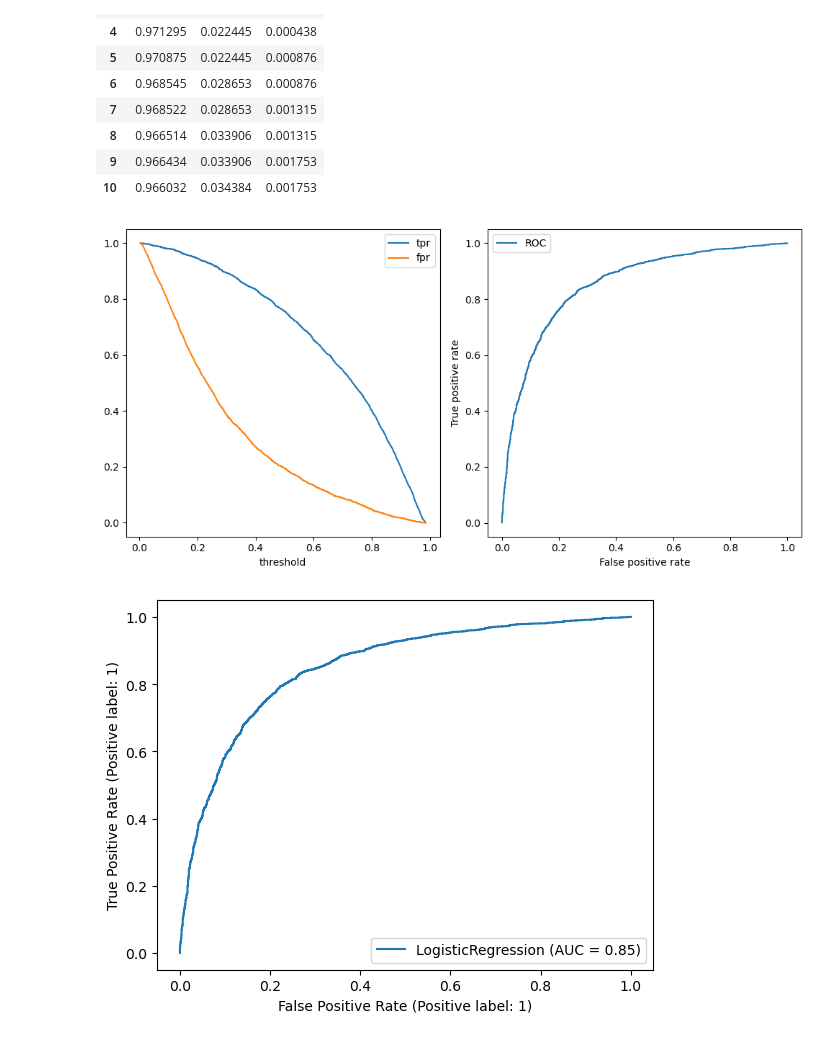
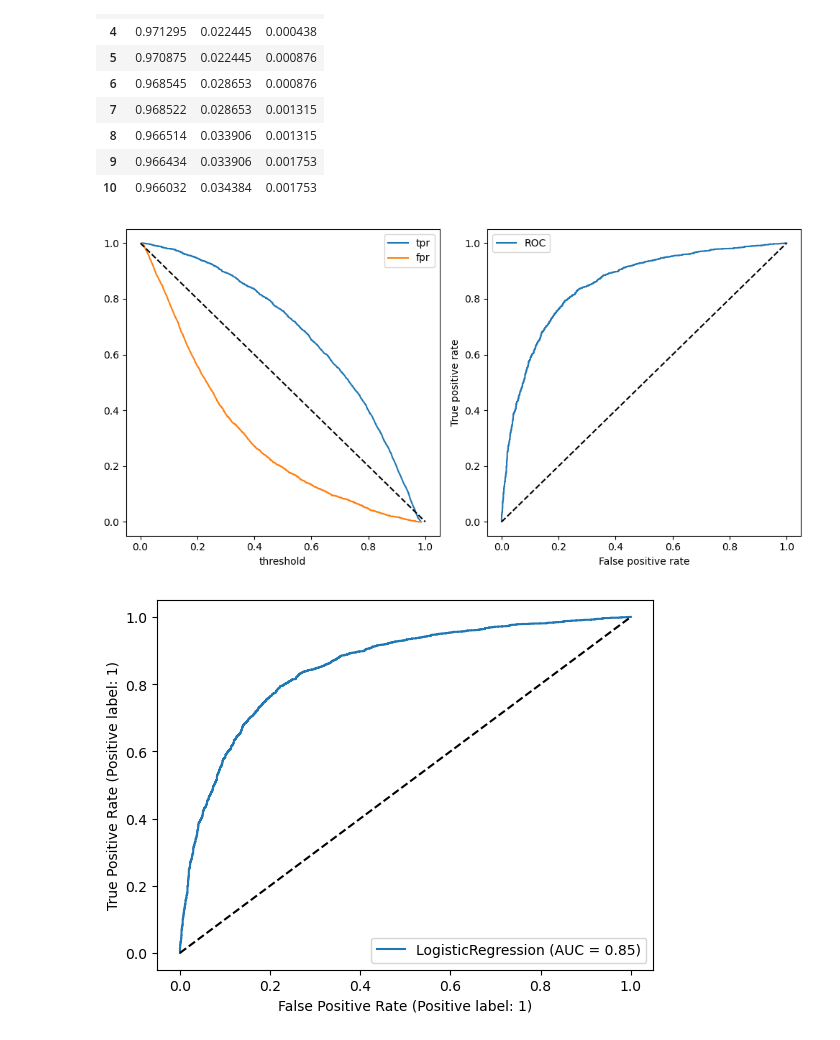
Before and after one commit to WesleyDickens/DS-Project-3, a Jupyter notebook: Tuning.ipynb, the cells around one changed output. Saved outputs shown, nothing was run; the diff lists cells and outputs as text; code cells hidden in the pictures.

```diff
--- a/Tuning.ipynb
+++ b/Tuning.ipynb
@@ -211,14 +207,17 @@ thresh_df.head(10)
 # %%
 fig, ax = plt.subplots(1,2, figsize = (10,5))
 thresh_df.plot(x = "threshold", y = "tpr", ax = ax[0])
 thresh_df.plot(x = "threshold", y = "fpr", ax = ax[0])
 thresh_df.plot(x = "fpr", y = 'tpr', ax = ax[1], label = "ROC")
 ax[1].set_ylabel("True positive rate")
 ax[1].set_xlabel("False positive rate")
+ax[0].plot([0, 1], [1, 0],"k--")
+ax[1].plot([0, 1], [0, 1],"k--")
 plt.tight_layout()
 # %% [output]
-[figure, old version]
+[figure, new version]
 # %%
-RocCurveDisplay.from_estimator(logreg_best, X_test, y_test);
+RocCurveDisplay.from_estimator(logreg_best, X_test, y_test)
+plt.plot([0, 1], [0, 1], "k--");
 # %% [output]
-[figure, old version]
+[figure, new version]
```
Also changed, not shown: parts of 2 cells of this notebook.
